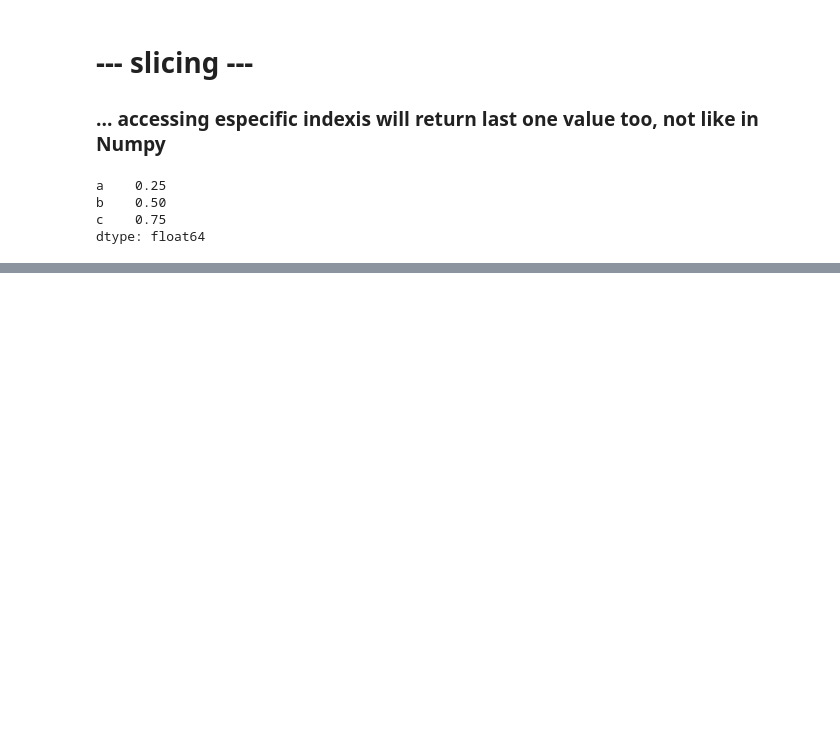
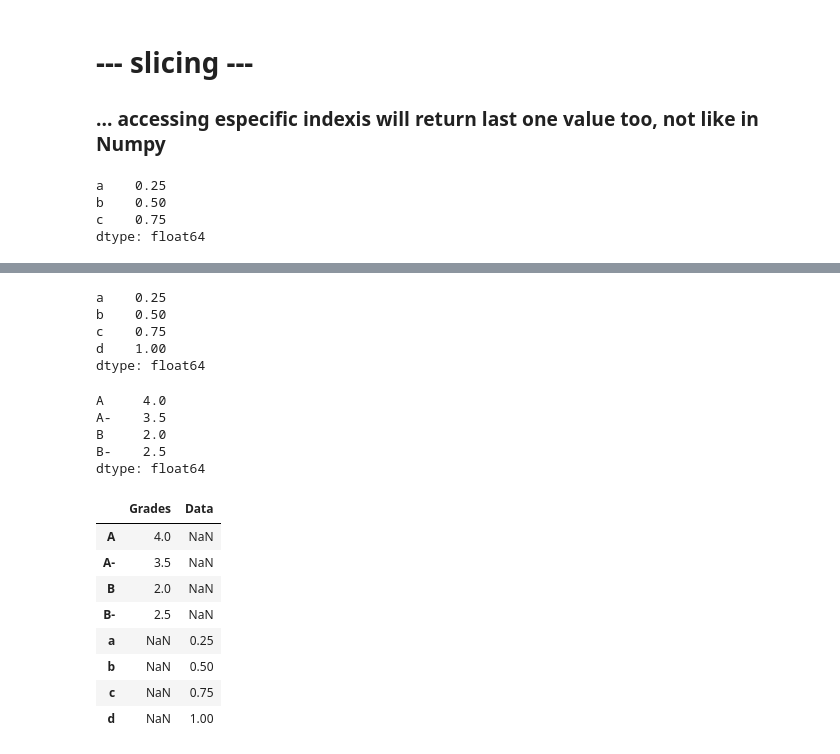
Before and after one commit to ortizfram/dataEngenieerFreeCodeCamp, a Jupyter notebook: MasteringPythonZeroToHero_part2.ipynb, the cells around one changed output, grey strips where cells are left out. Drawn from its saved outputs; the diff is of its cells as text; code cells hidden in the pictures; blank space fills up the shorter version.

Commit message:
Add files via upload
Pandas: asking values , idx,
slicing, data frames, transposing data frame, accessing columns

```diff
--- a/MasteringPythonZeroToHero_part2.ipynb
+++ b/MasteringPythonZeroToHero_part2.ipynb
@@ -917,0 +934,29 @@ dtype: float64
+# %%
+data
+# %% [output]
+a    0.25
+b    0.50
+c    0.75
+d    1.00
+dtype: float64
+# %%
+grades
+# %% [output]
+A     4.0
+A-    3.5
+B     2.0
+B-    2.5
+dtype: float64
+# %%
+D = pd.DataFrame({'Grades':grades,'Data':data})
+D
+# %% [output]
+|  | Grades | Data |
+| A | 4.0 | NaN |
+| A- | 3.5 | NaN |
+| B | 2.0 | NaN |
+| B- | 2.5 | NaN |
+| a | NaN | 0.25 |
+| b | NaN | 0.50 |
+| c | NaN | 0.75 |
+| d | NaN | 1.00 |
```
Also changed, not shown: parts of 8 cells of this notebook.
